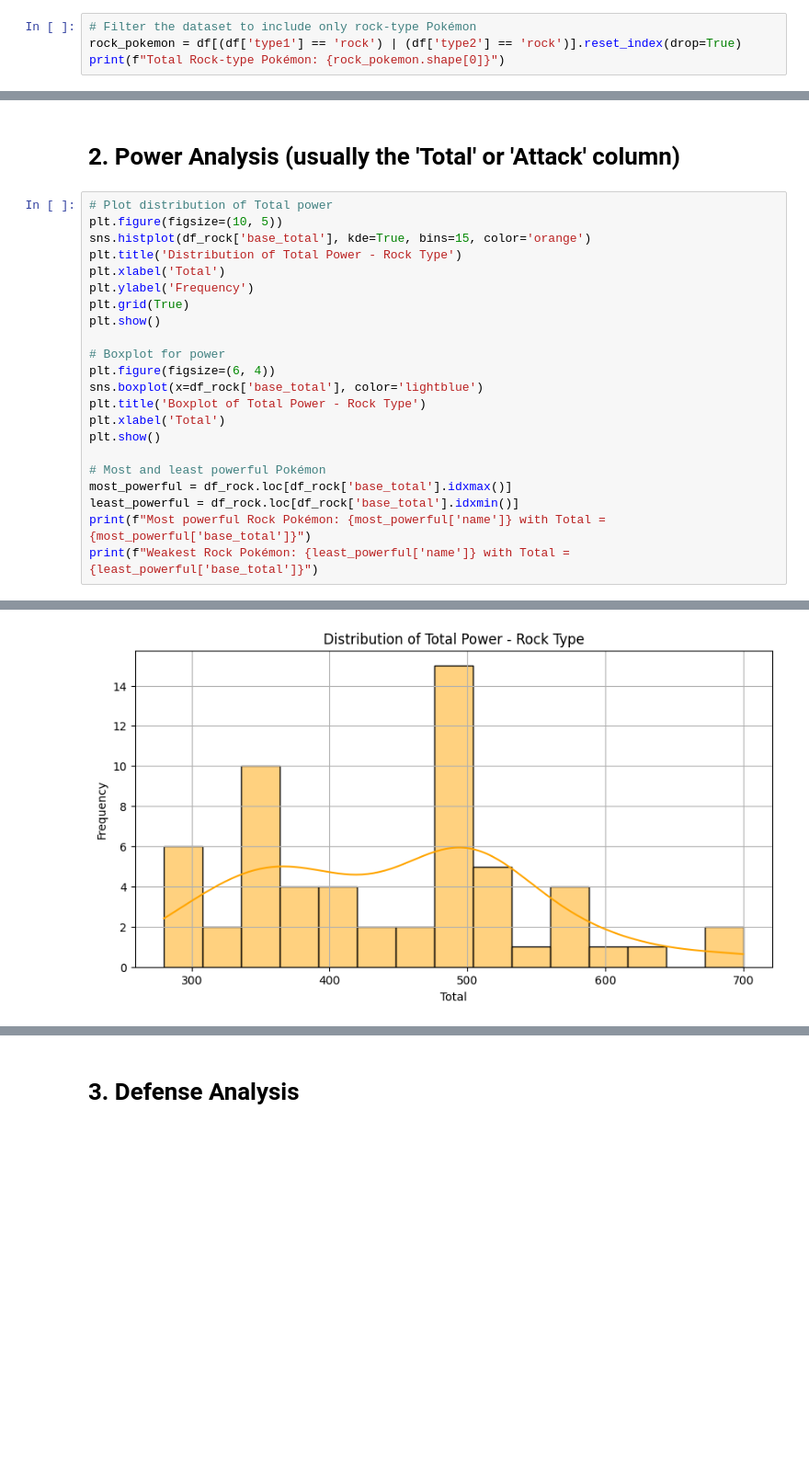
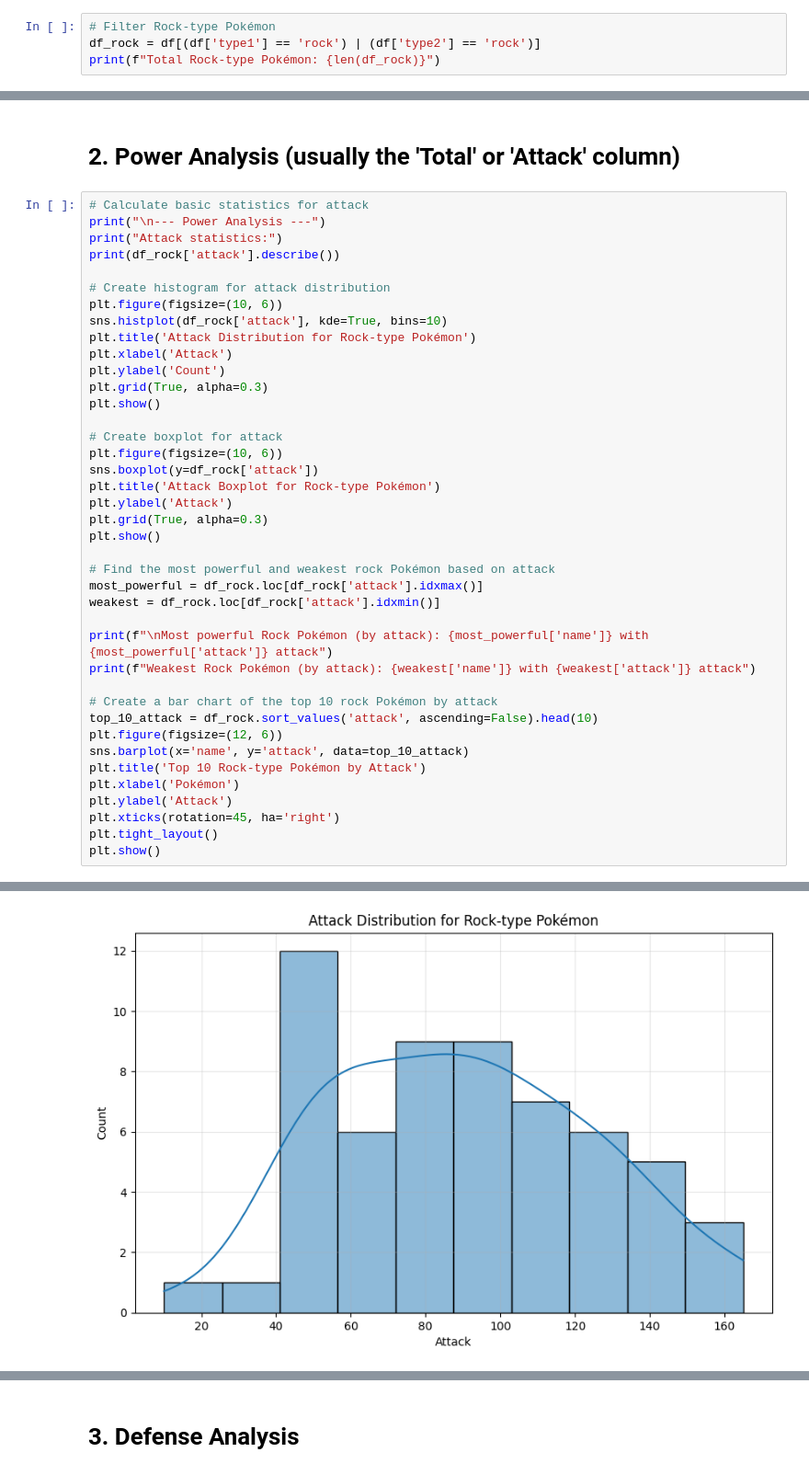
Before and after one commit to driosoft-pro/DataPokemonBattle, a Jupyter notebook: pokemon_battle_rock.ipynb, the cells around one changed output, grey strips where cells are left out. Shown at 92% size. Saved outputs shown, nothing was run; the diff lists cells and outputs as text; blank space fills up the shorter version.

Commit message:
Update data

```diff
--- a/pokemon_battle_rock.ipynb
+++ b/pokemon_battle_rock.ipynb
@@ -80,33 +45,51 @@ print(df_rock.columns.tolist())
 # %% [markdown]
 # 1. Basic Count
 # %%
-# Filter the dataset to include only rock-type Pokémon
-rock_pokemon = df[(df['type1'] == 'rock') | (df['type2'] == 'rock')].reset_index(drop=True)
-print(f"Total Rock-type Pokémon: {rock_pokemon.shape[0]}")
+# Filter Rock-type Pokémon
+df_rock = df[(df['type1'] == 'rock') | (df['type2'] == 'rock')]
+print(f"Total Rock-type Pokémon: {len(df_rock)}")
 # %% [output]
 Total Rock-type Pokémon: 59
 # %% [markdown]
 # 2. Power Analysis (usually the 'Total' or 'Attack' column)
 # %%
-# Plot distribution of Total power
-plt.figure(figsize=(10, 5))
-sns.histplot(df_rock['base_total'], kde=True, bins=15, color='orange')
-plt.title('Distribution of Total Power - Rock Type')
-plt.xlabel('Total')
-plt.ylabel('Frequency')
-plt.grid(True)
+# Calculate basic statistics for attack
+print("\n--- Power Analysis ---")
+print("Attack statistics:")
+print(df_rock['attack'].describe())
+
+# Create histogram for attack distribution
+plt.figure(figsize=(10, 6))
+sns.histplot(df_rock['attack'], kde=True, bins=10)
+plt.title('Attack Distribution for Rock-type Pokémon')
+plt.xlabel('Attack')
+plt.ylabel('Count')
+plt.grid(True, alpha=0.3)
 plt.show()
 
-# Boxplot for power
-plt.figure(figsize=(6, 4))
-sns.boxplot(x=df_rock['base_total'], color='lightblue')
-plt.title('Boxplot of Total Power - Rock Type')
-plt.xlabel('Total')
+# Create boxplot for attack
+plt.figure(figsize=(10, 6))
+sns.boxplot(y=df_rock['attack'])
+plt.title('Attack Boxplot for Rock-type Pokémon')
+plt.ylabel('Attack')
+plt.grid(True, alpha=0.3)
 plt.show()
 
-# Most and least powerful Pokémon
-most_powerful = df_rock.loc[df_rock['base_total'].idxmax()]
-least_powerful = df_rock.loc[df_rock['base_total'].idxmin()]
-print(f"Most powerful Rock Pokémon: {most_powerful['name']} with Total = {most_powerful['base_total']}")
-print(f"Weakest Rock Pokémon: {least_powerful['name']} with Total = {least_powerful['base_total']}")
+# Find the most powerful and weakest rock Pokémon based on attack
+most_powerful = df_rock.loc[df_rock['attack'].idxmax()]
+weakest = df_rock.loc[df_rock['attack'].idxmin()]
+
+print(f"\nMost powerful Rock Pokémon (by attack): {most_powerful['name']} with {most_powerful['attack']} attack")
+print(f"Weakest Rock Pokémon (by attack): {weakest['name']} with {weakest['attack']} attack")
+
+# Create a bar chart of the top 10 rock Pokémon by attack
+top_10_attack = df_rock.sort_values('attack', ascending=False).head(10)
+plt.figure(figsize=(12, 6))
+sns.barplot(x='name', y='attack', data=top_10_attack)
+plt.title('Top 10 Rock-type Pokémon by Attack')
+plt.xlabel('Pokémon')
+plt.ylabel('Attack')
+plt.xticks(rotation=45, ha='right')
+plt.tight_layout()
+plt.show()
 # %% [output]
@@ -113 +107 @@ print(f"Weakest Rock Pokémon: {least_powerful['name']} with Total = {least_powe
-[figure, old version]
+[figure, new version]
```
Also changed, not shown: parts of 12 cells of this notebook, 1 other file.
